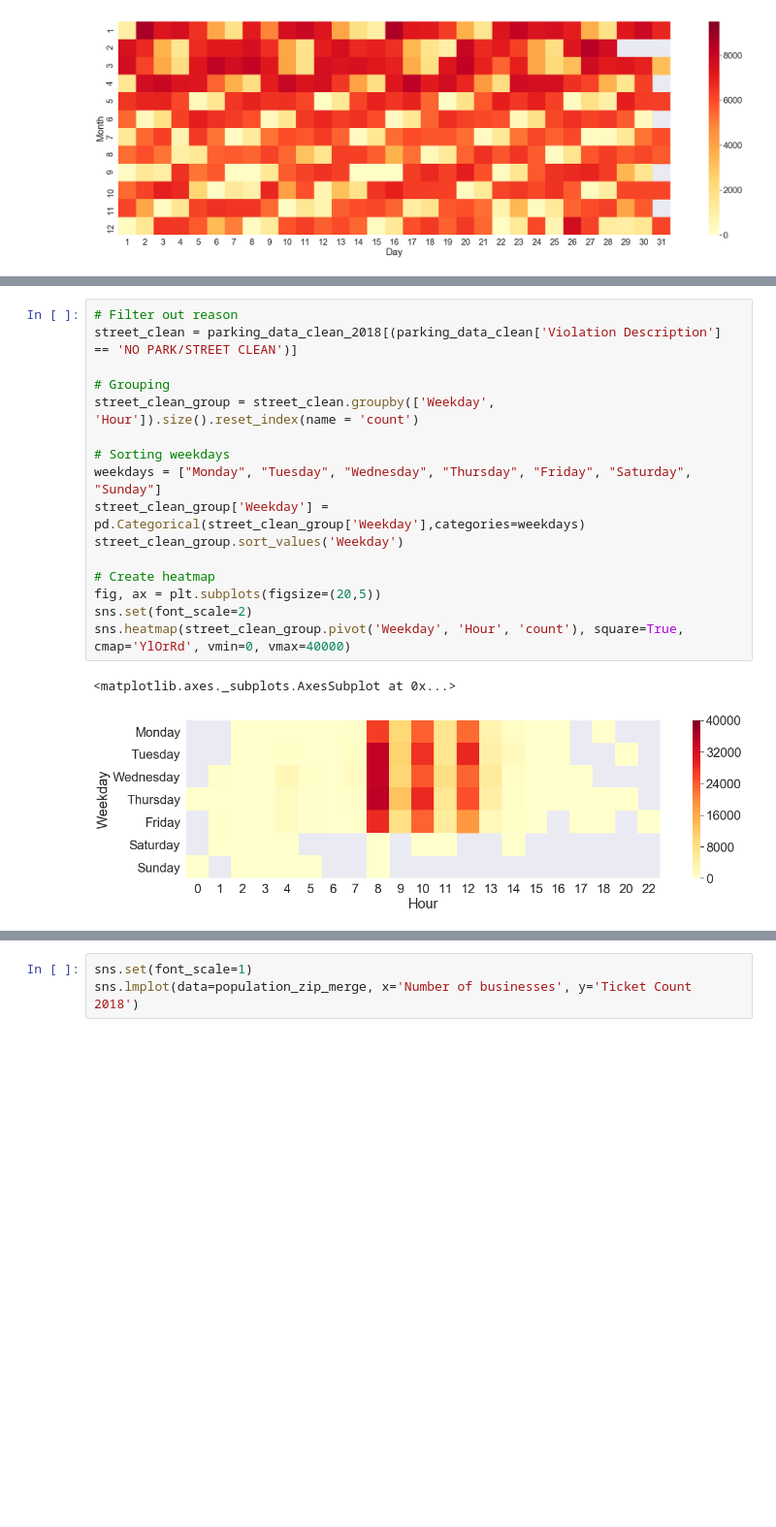
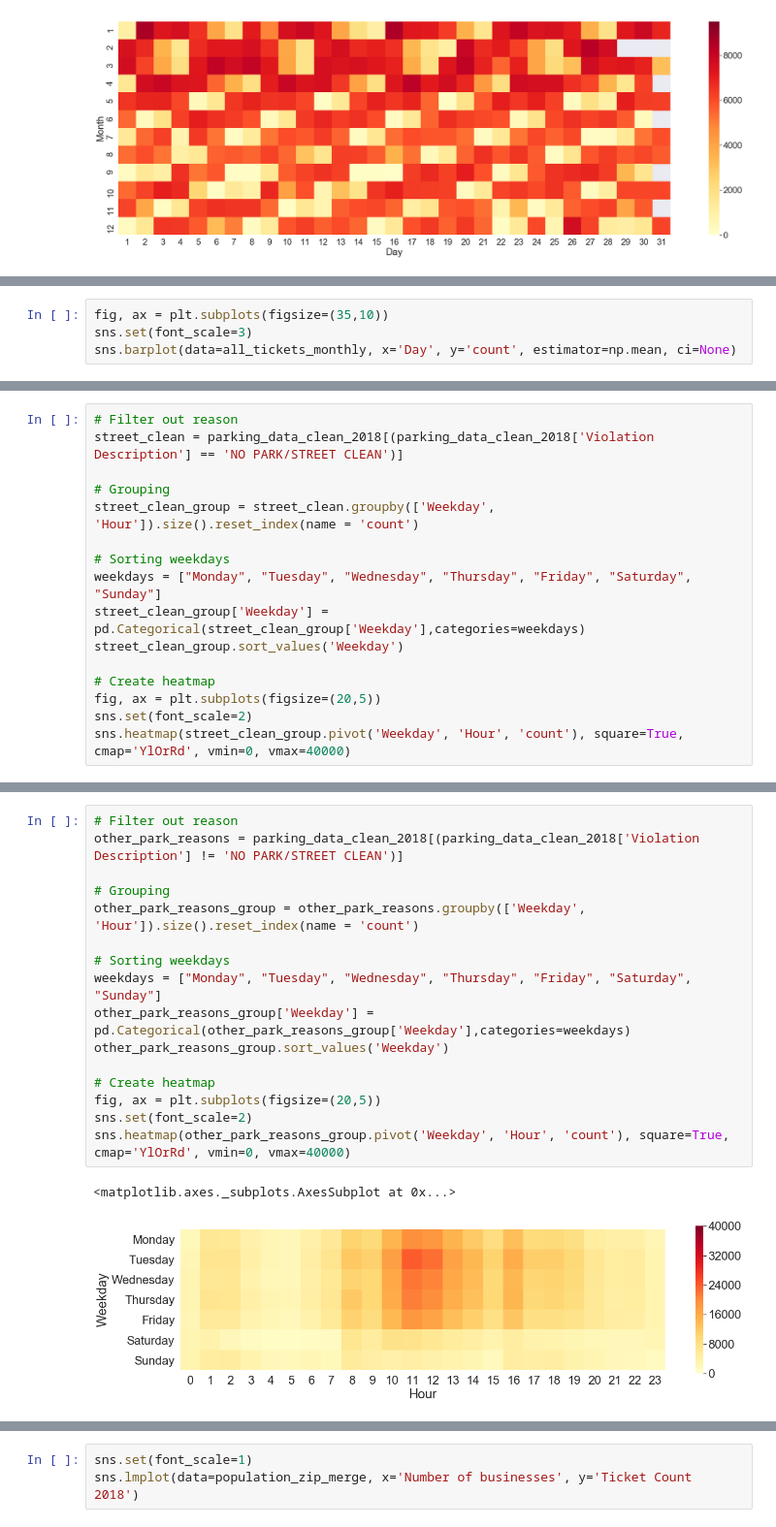
Before and after one commit to simawn/COMP499-Parking-Data-Analytics, a Jupyter notebook: Parking Data Analytics.ipynb, the cells around one changed output, grey strips where cells are left out. Shown at 97% size. Saved outputs shown, nothing was run; the diff lists cells and outputs as text; blank space fills up the shorter version.

```diff
--- a/Parking Data Analytics.ipynb
+++ b/Parking Data Analytics.ipynb
@@ -1080,0 +1107,4 @@ sns.heatmap(all_tickets_monthly.pivot('Month', 'Day', 'count'),
+# %%
+fig, ax = plt.subplots(figsize=(35,10))
+sns.set(font_scale=3)
+sns.barplot(data=all_tickets_monthly, x='Day', y='count', estimator=np.mean, ci=None)
@@ -1137,0 +1176,16 @@ Name: Violation Description, dtype: int64
+# %%
+# Filter out reason
+street_clean = parking_data_clean_2018[(parking_data_clean_2018['Violation Description'] == 'NO PARK/STREET CLEAN')]
+
+# Grouping
+street_clean_group = street_clean.groupby(['Weekday', 'Hour']).size().reset_index(name = 'count')
+
+# Sorting weekdays
+weekdays = ["Monday", "Tuesday", "Wednesday", "Thursday", "Friday", "Saturday", "Sunday"]
+street_clean_group['Weekday'] = pd.Categorical(street_clean_group['Weekday'],categories=weekdays)
+street_clean_group.sort_values('Weekday')
+
+# Create heatmap
+fig, ax = plt.subplots(figsize=(20,5))
+sns.set(font_scale=2)
+sns.heatmap(street_clean_group.pivot('Weekday', 'Hour', 'count'), square=True, cmap='YlOrRd', vmin=0, vmax=40000)
@@ -1140,19 +1199,19 @@ Name: Violation Description, dtype: int64
 # %%
 # Filter out reason
-street_clean = parking_data_clean_2018[(parking_data_clean['Violation Description'] == 'NO PARK/STREET CLEAN')]
+other_park_reasons = parking_data_clean_2018[(parking_data_clean_2018['Violation Description'] != 'NO PARK/STREET CLEAN')]
 
 # Grouping
-street_clean_group = street_clean.groupby(['Weekday', 'Hour']).size().reset_index(name = 'count')
+other_park_reasons_group = other_park_reasons.groupby(['Weekday', 'Hour']).size().reset_index(name = 'count')
 
 # Sorting weekdays
 weekdays = ["Monday", "Tuesday", "Wednesday", "Thursday", "Friday", "Saturday", "Sunday"]
-street_clean_group['Weekday'] = pd.Categorical(street_clean_group['Weekday'],categories=weekdays)
-street_clean_group.sort_values('Weekday')
+other_park_reasons_group['Weekday'] = pd.Categorical(other_park_reasons_group['Weekday'],categories=weekdays)
+other_park_reasons_group.sort_values('Weekday')
 
 # Create heatmap
 fig, ax = plt.subplots(figsize=(20,5))
 sns.set(font_scale=2)
-sns.heatmap(street_clean_group.pivot('Weekday', 'Hour', 'count'), square=True, cmap='YlOrRd', vmin=0, vmax=40000)
+sns.heatmap(other_park_reasons_group.pivot('Weekday', 'Hour', 'count'), square=True, cmap='YlOrRd', vmin=0, vmax=40000)
 # %% [output]
 <matplotlib.axes._subplots.AxesSubplot at 0x...>
-[figure, old version]
+[figure, new version]
```
Also changed, not shown: parts of 118 cells of this notebook.
